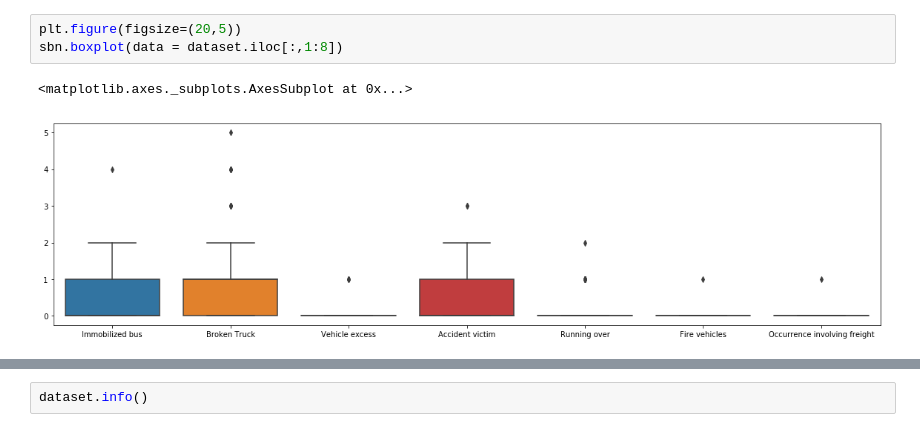
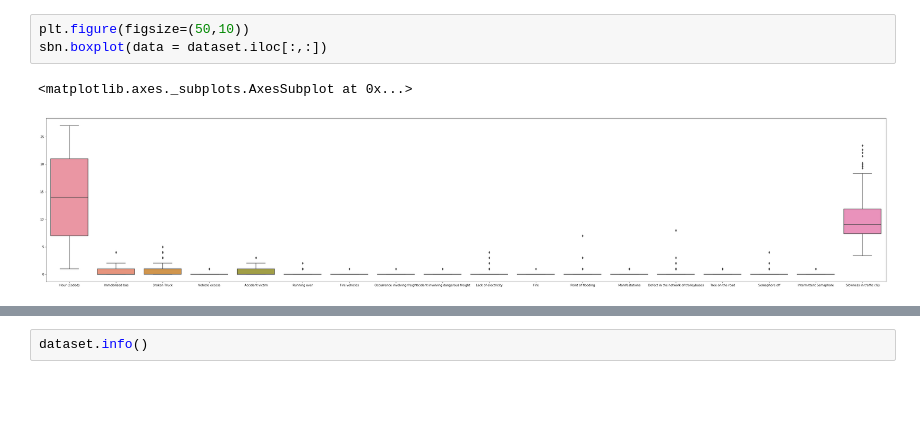
Before and after one commit to opalkonrad/traffic-prediction, a Jupyter notebook: traffic-prediction.ipynb, the cells around one changed output, grey strips where cells are left out. Drawn from its saved outputs; the diff is of its cells as text; blank space fills up the shorter version.

```diff
--- a/traffic-prediction.ipynb
+++ b/traffic-prediction.ipynb
@@ -24,6 +58,6 @@ dataset.describe()
 # %%
-plt.figure(figsize=(20,5))
-sbn.boxplot(data = dataset.iloc[:,1:8])
+plt.figure(figsize=(50,10))
+sbn.boxplot(data = dataset.iloc[:,:])
 # %% [output]
 <matplotlib.axes._subplots.AxesSubplot at 0x...>
-[figure, old version]
+[figure, new version]
```
Also changed, not shown: parts of 33 cells of this notebook.
